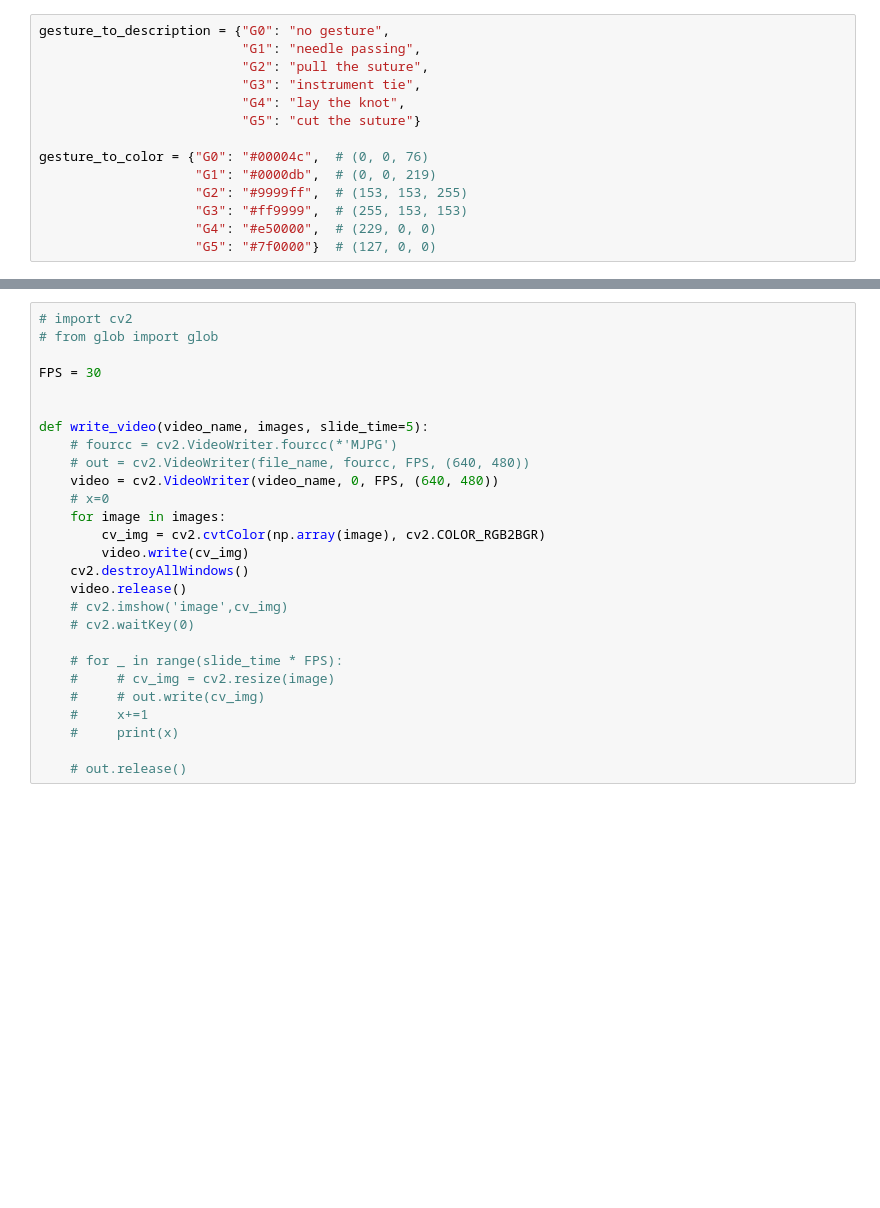
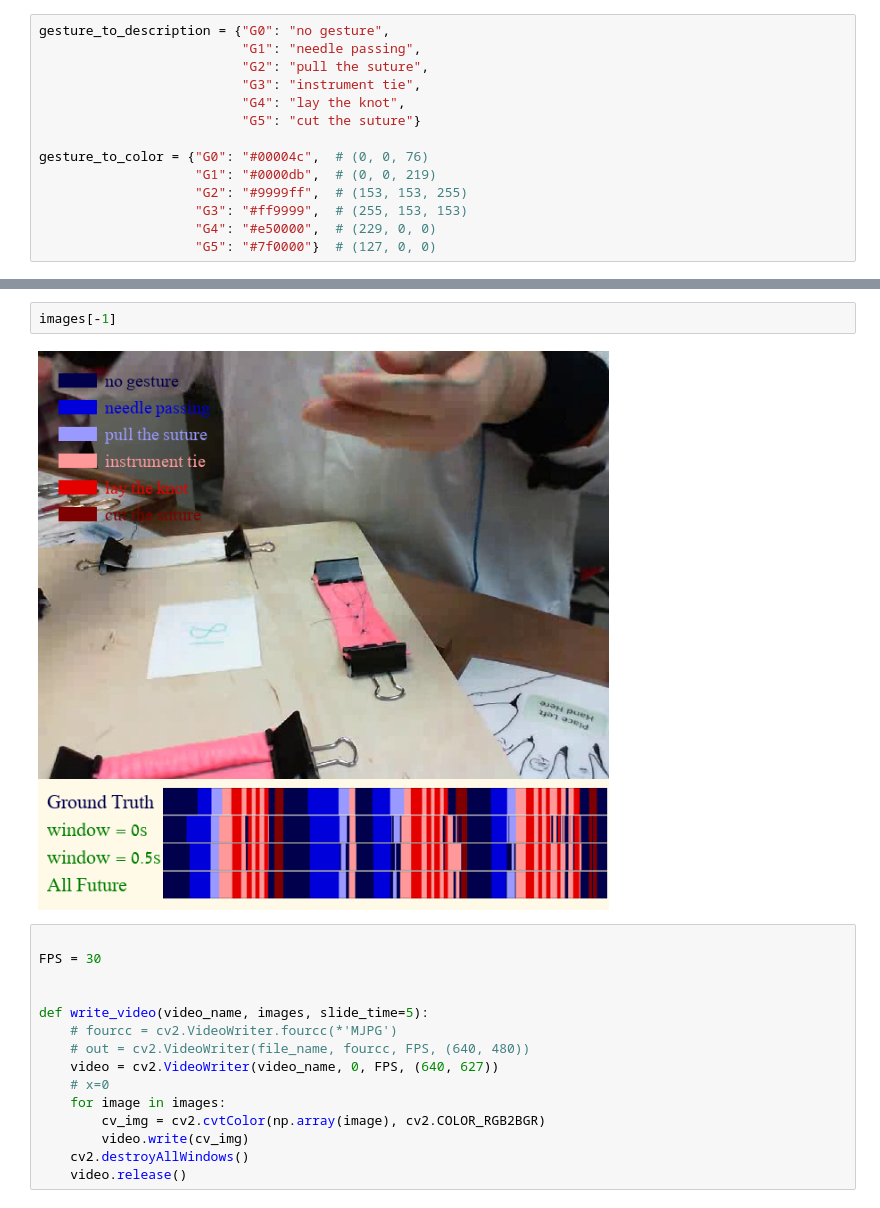
Before and after one commit to dahan198/computer_vision_project, a Jupyter notebook: ASFormer/visualization.ipynb, the cells around one changed output, grey strips where cells are left out. Cells and saved outputs as stored; diff of their text form; blank space fills up the shorter version.

Commit message:
Finish videos creation

```diff
--- a/ASFormer/visualization.ipynb
+++ b/ASFormer/visualization.ipynb
@@ -204,6 +104,8 @@ for i in range(1, 64):
+# %%
+images[-1]
+# %% [output]
+[figure, added]
 # %%
-# import cv2
-# from glob import glob
 
 FPS = 30
 
@@ -211,20 +113,10 @@ FPS = 30
 def write_video(video_name, images, slide_time=5):
     # fourcc = cv2.VideoWriter.fourcc(*'MJPG')
     # out = cv2.VideoWriter(file_name, fourcc, FPS, (640, 480))
-    video = cv2.VideoWriter(video_name, 0, FPS, (640, 480))
+    video = cv2.VideoWriter(video_name, 0, FPS, (640, 627))
     # x=0
     for image in images:
         cv_img = cv2.cvtColor(np.array(image), cv2.COLOR_RGB2BGR)
         video.write(cv_img)
     cv2.destroyAllWindows()
     video.release()
-    # cv2.imshow('image',cv_img)
-    # cv2.waitKey(0)
-
-    # for _ in range(slide_time * FPS):
-    #     # cv_img = cv2.resize(image)
-    #     # out.write(cv_img)
-    #     x+=1
-    #     print(x)
-
-    # out.release()
```
Also changed, not shown: parts of 33 cells of this notebook, 1 other file.
